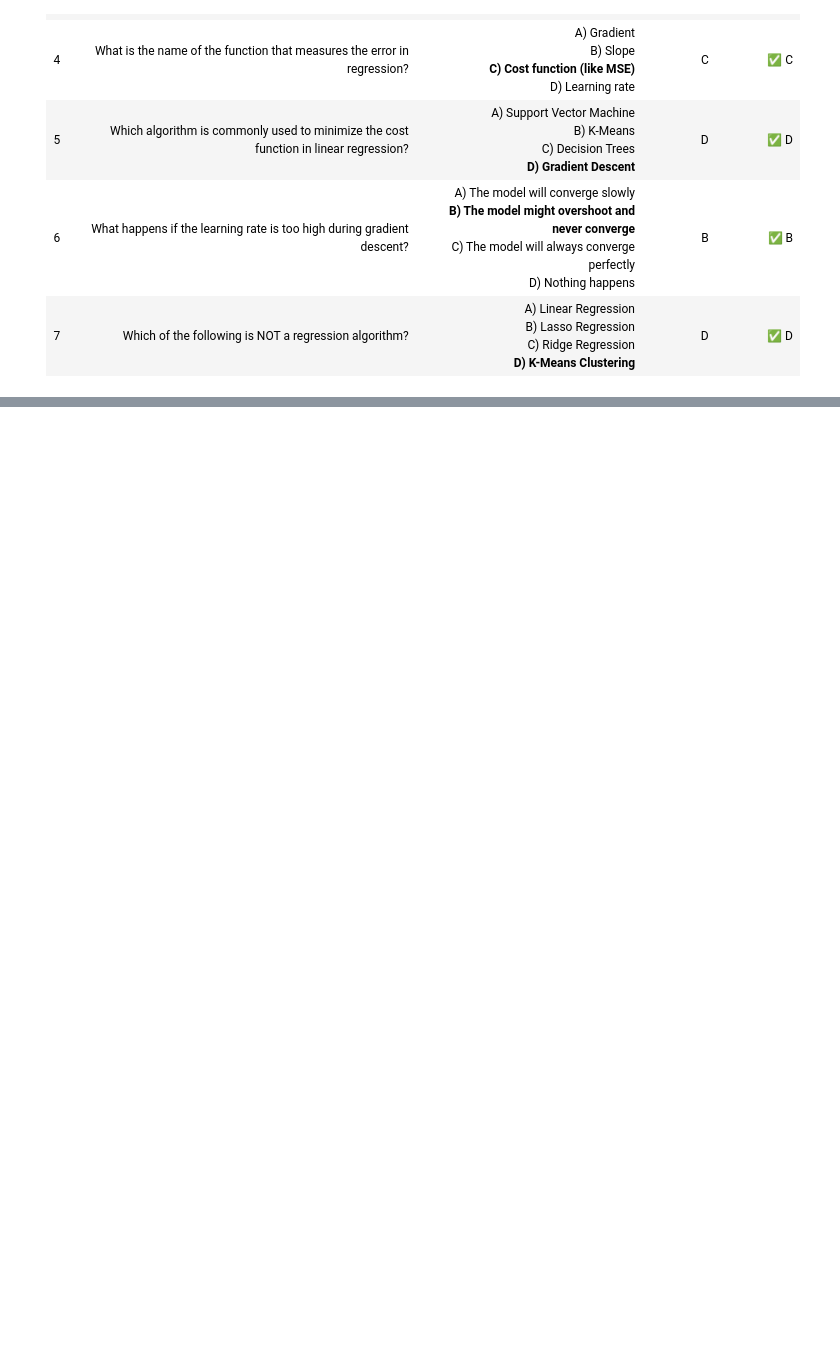
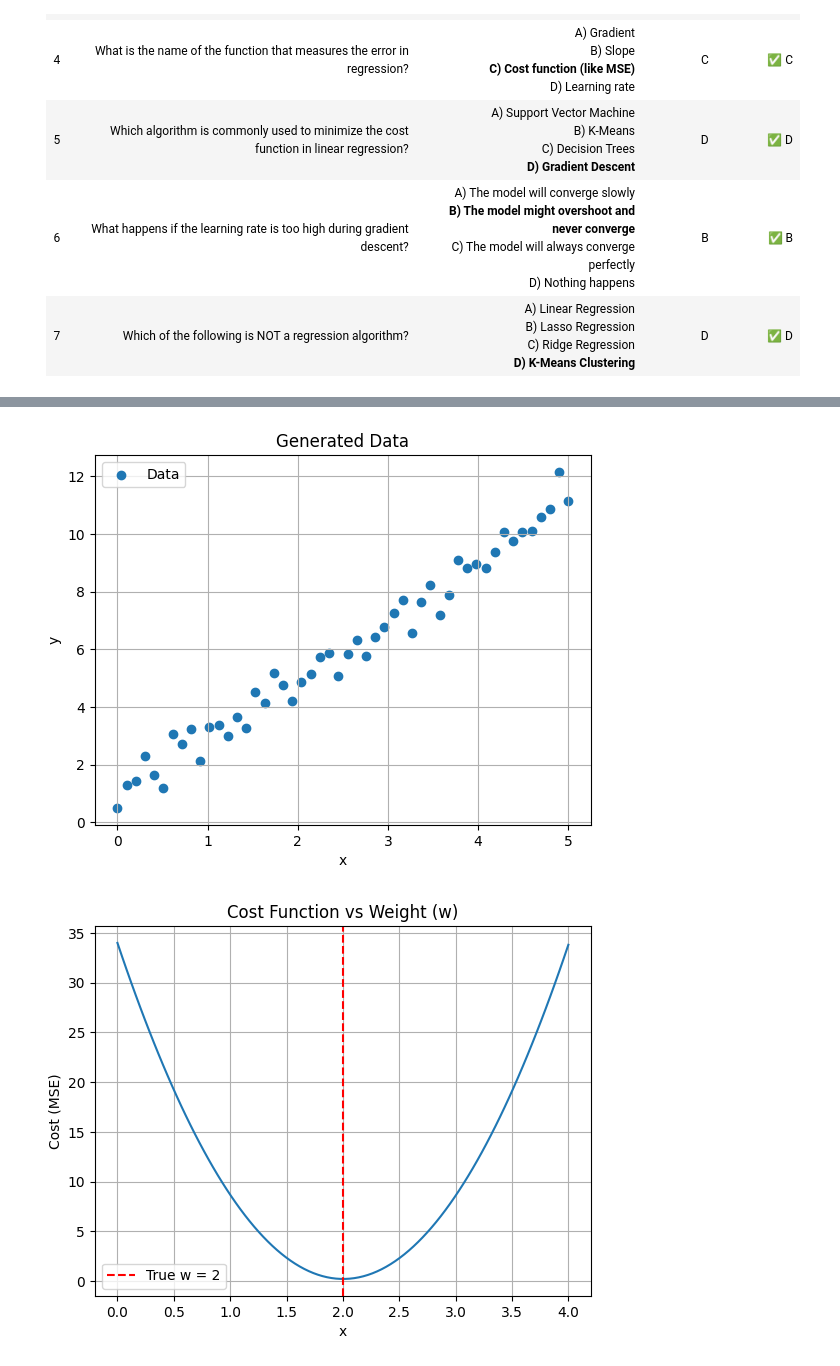
Before and after one commit to sIvanovKonstantyn/ml-marathon, a Jupyter notebook: task1/ml-course-1.ipynb, the cells around one changed output, grey strips where cells are left out. Cells and saved outputs as stored; diff of their text form; code cells hidden in the pictures; blank space fills up the shorter version.

```diff
--- a/task1/ml-course-1.ipynb
+++ b/task1/ml-course-1.ipynb
@@ -553,0 +695,52 @@ Optional lab: Gradient descent•60 minutes
+# %%
+import numpy as np
+import matplotlib.pyplot as plt
+from mpl_toolkits.mplot3d import Axes3D
+
+X = np.linspace(0, 5, 50)
+true_w, true_b = 2, 1
+y = true_w * X + true_b + np.random.randn(*X.shape) * 0.5
+
+plt.scatter(X, y, label="Data")
+plt.title("Generated Data")
+plt.xlabel("x")
+plt.ylabel("y")
+plt.legend()
+plt.grid(True)
+plt.show()
+
+def compute_cost(w, b,X, y):
+    m = len(X)
+    predictions = w * X + b
+    cost = (1 / m) * np.sum((predictions - y) ** 2)
+    return cost
+
+w_values = np.linspace(0, 4, 100)
+costs = [compute_cost(w, 1, X, y) for w in w_values]
+
+plt.plot(w_values, costs)
+plt.title("Cost Function vs Weight (w)")
+plt.xlabel("x")
+plt.ylabel("Cost (MSE)")
+plt.grid(True)
+plt.axvline(x=true_w, color='r', linestyle='--', label="True w = 2")
+plt.legend()
+plt.show()
+
+
+W = np.linspace(0, 4, 50)
+B = np.linspace(0, 4, 50)
+W, B = np.meshgrid(W, B)
+Z = np.array([[compute_cost(w, b, X, y) for w, b in zip(w_row, b_row)] for w_row, b_row in zip(W, B)])
+
+fig = plt.figure(figsize=(10, 7))
+ax = fig.add_subplot(111, projection='3d')
+ax.plot_surface(W, B, Z, cmap='viridis')
+ax.set_xlabel("w")
+ax.set_ylabel("b")
+ax.set_zlabel("Cost")
+plt.title("Cost Function Landscape")
+plt.show()
+# %% [output]
+[figure, added]
+[figure, added]
```
Also changed, not shown: parts of 9 cells of this notebook, 1 other file.
